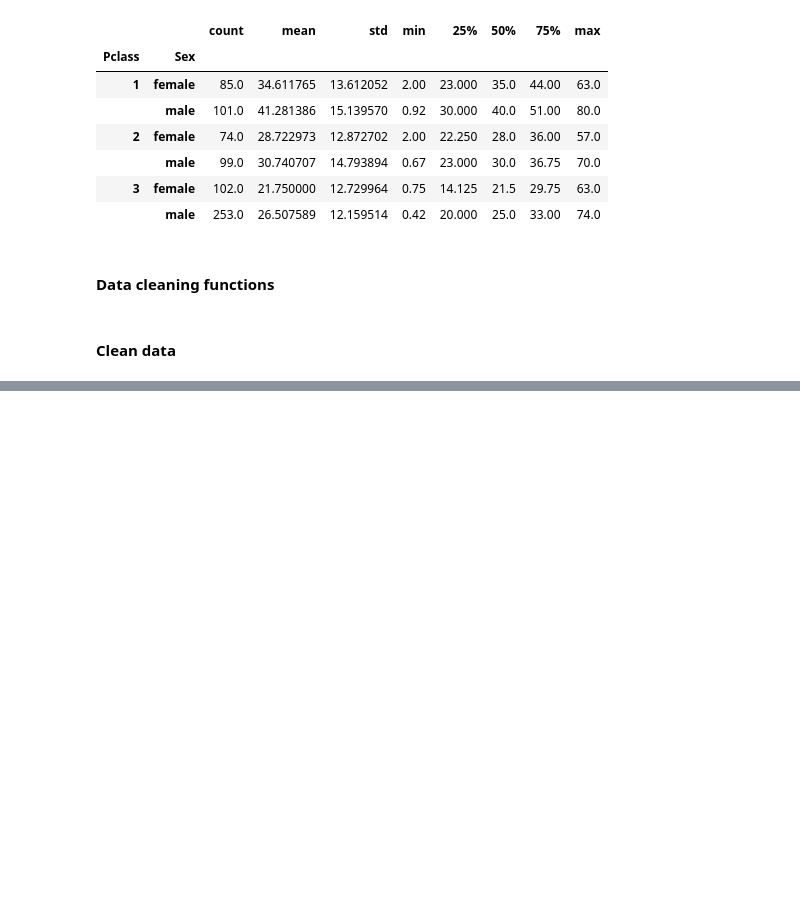
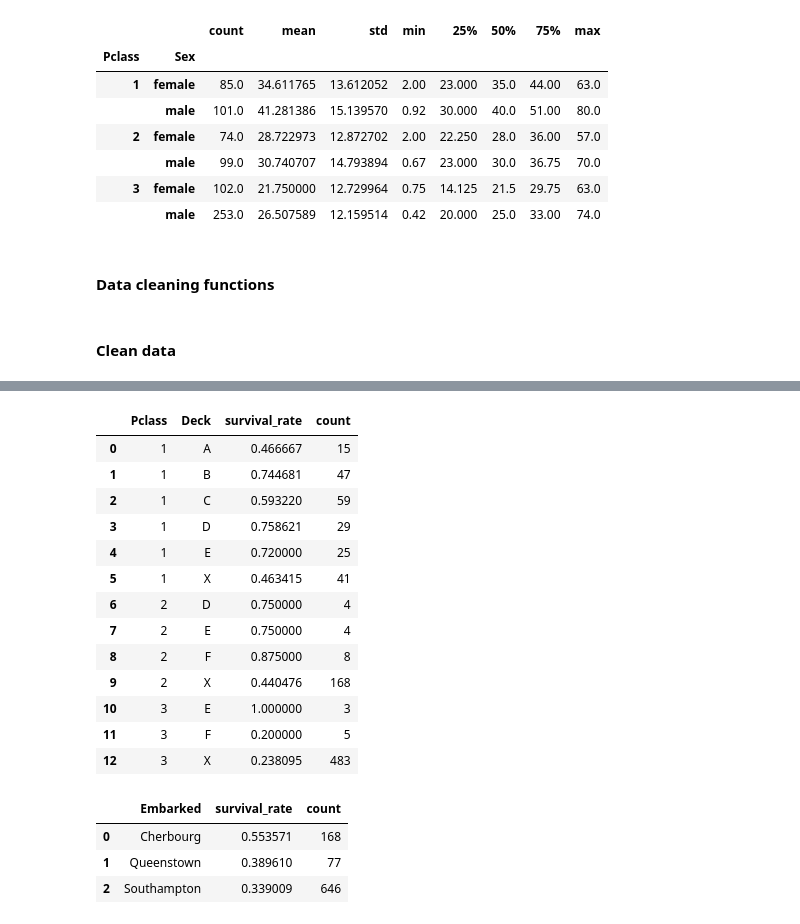
Before and after one commit to patryk126p/ai-programming-foundations-project, a Jupyter notebook: data_workflow.ipynb, the cells around one changed output, grey strips where cells are left out. Drawn from its saved outputs; the diff is of its cells as text; code cells hidden in the pictures; blank space fills up the shorter version.

```diff
--- a/data_workflow.ipynb
+++ b/data_workflow.ipynb
@@ -210,0 +234,10 @@ df_clean.head()
+# %%
+def calculate_survival_rate(
+    df: pd.DataFrame, group_cols: list[str], survived_col: str = "Survived", add_count: bool = True
+) -> pd.DataFrame:
+    """Calculate survival rate for groups."""
+    if add_count:
+        out = pd.DataFrame(df.groupby(group_cols).agg(survival_rate=(survived_col, "mean"), count=(survived_col, "count"))).reset_index()
+    else:
+        out = pd.DataFrame(df.groupby(group_cols).agg(survival_rate=(survived_col, "mean"))).reset_index()
+    return out
@@ -210,0 +287,24 @@ df_clean.head()
+# %%
+calculate_survival_rate(df_clean, ["Pclass", "Deck"])
+# %% [output]
+|  | Pclass | Deck | survival_rate | count |
+| 0 | 1 | A | 0.466667 | 15 |
+| 1 | 1 | B | 0.744681 | 47 |
+| 2 | 1 | C | 0.593220 | 59 |
+| 3 | 1 | D | 0.758621 | 29 |
+| 4 | 1 | E | 0.720000 | 25 |
+| 5 | 1 | X | 0.463415 | 41 |
+| 6 | 2 | D | 0.750000 | 4 |
+| 7 | 2 | E | 0.750000 | 4 |
+| 8 | 2 | F | 0.875000 | 8 |
+| 9 | 2 | X | 0.440476 | 168 |
+| 10 | 3 | E | 1.000000 | 3 |
+| 11 | 3 | F | 0.200000 | 5 |
+| 12 | 3 | X | 0.238095 | 483 |
+# %%
+calculate_survival_rate(df_clean, ["Embarked"])
+# %% [output]
+|  | Embarked | survival_rate | count |
+| 0 | Cherbourg | 0.553571 | 168 |
+| 1 | Queenstown | 0.389610 | 77 |
+| 2 | Southampton | 0.339009 | 646 |
```
Also changed, not shown: parts of 10 cells of this notebook.
